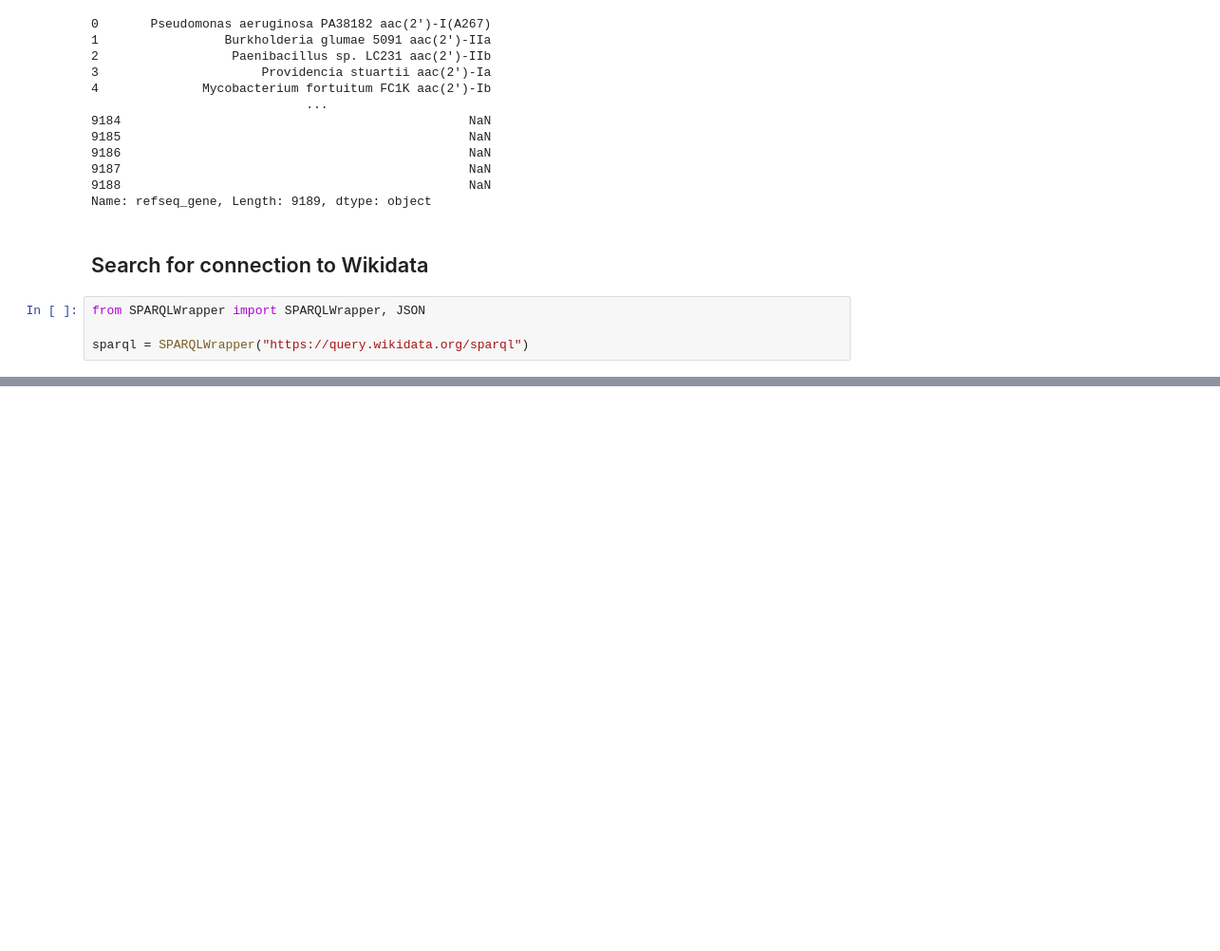
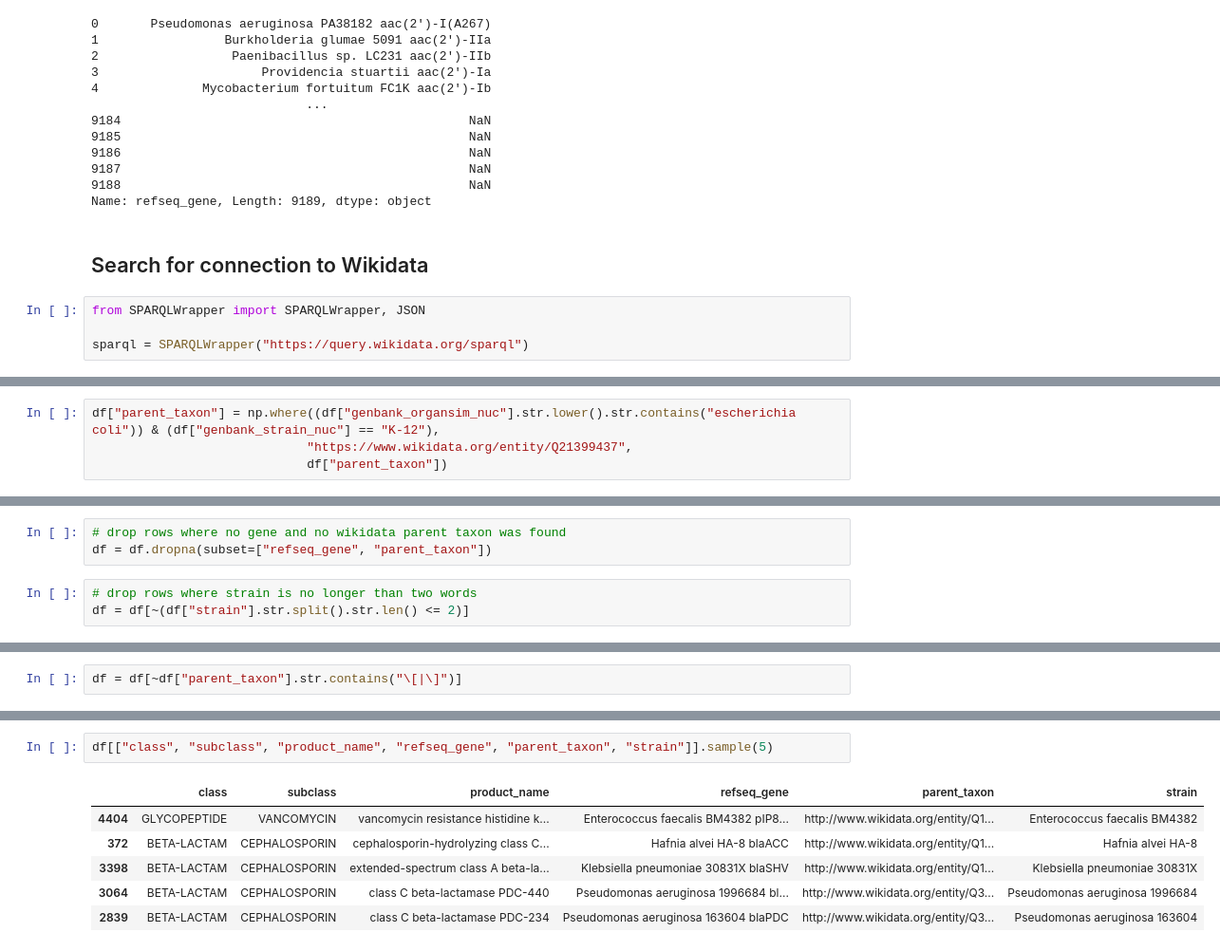
Before and after one commit to gjmm07/DS_LOD_and_Knowledge_Graphs_2023_Finn_Heydemann, a Jupyter notebook: Untitled2.ipynb, the cells around one changed output, grey strips where cells are left out. Shown: that part at 95% size. Cells and saved outputs as stored; diff of their text form; blank space fills up the shorter version.

Commit message:
dropped incomplete data instances -- dataframe containing parent strain gene protein

```diff
--- a/Untitled2.ipynb
+++ b/Untitled2.ipynb
@@ -332,0 +319,4 @@ dummy
+# %%
+df["parent_taxon"] = np.where((df["genbank_organsim_nuc"].str.lower().str.contains("escherichia coli")) & (df["genbank_strain_nuc"] == "K-12"),
+                             "https://www.wikidata.org/entity/Q21399437",
+                             df["parent_taxon"])
@@ -332,0 +329,6 @@ dummy
+# %%
+# drop rows where no gene and no wikidata parent taxon was found
+df = df.dropna(subset=["refseq_gene", "parent_taxon"])
+# %%
+# drop rows where strain is no longer than two words
+df = df[~(df["strain"].str.split().str.len() <= 2)]
@@ -332,0 +341,2 @@ dummy
+# %%
+df = df[~df["parent_taxon"].str.contains("\[|\]")]
@@ -332,0 +374,9 @@ dummy
+# %%
+df[["class", "subclass", "product_name", "refseq_gene", "parent_taxon", "strain"]].sample(5)
+# %% [output]
+|  | class | subclass | product_name | refseq_gene | parent_taxon | strain |
+| 4404 | GLYCOPEPTIDE | VANCOMYCIN | vancomycin resistance histidine k... | Enterococcus faecalis BM4382 pIP8... | http://www.wikidata.org/entity/Q1... | Enterococcus faecalis BM4382 |
+| 372 | BETA-LACTAM | CEPHALOSPORIN | cephalosporin-hydrolyzing class C... | Hafnia alvei HA-8 blaACC | http://www.wikidata.org/entity/Q1... | Hafnia alvei HA-8 |
+| 3398 | BETA-LACTAM | CEPHALOSPORIN | extended-spectrum class A beta-la... | Klebsiella pneumoniae 30831X blaSHV | http://www.wikidata.org/entity/Q1... | Klebsiella pneumoniae 30831X |
+| 3064 | BETA-LACTAM | CEPHALOSPORIN | class C beta-lactamase PDC-440 | Pseudomonas aeruginosa 1996684 bl... | http://www.wikidata.org/entity/Q3... | Pseudomonas aeruginosa 1996684 |
+| 2839 | BETA-LACTAM | CEPHALOSPORIN | class C beta-lactamase PDC-234 | Pseudomonas aeruginosa 163604 blaPDC | http://www.wikidata.org/entity/Q3... | Pseudomonas aeruginosa 163604 |
```
Also changed, not shown: parts of 16 cells of this notebook, 1 other file.
